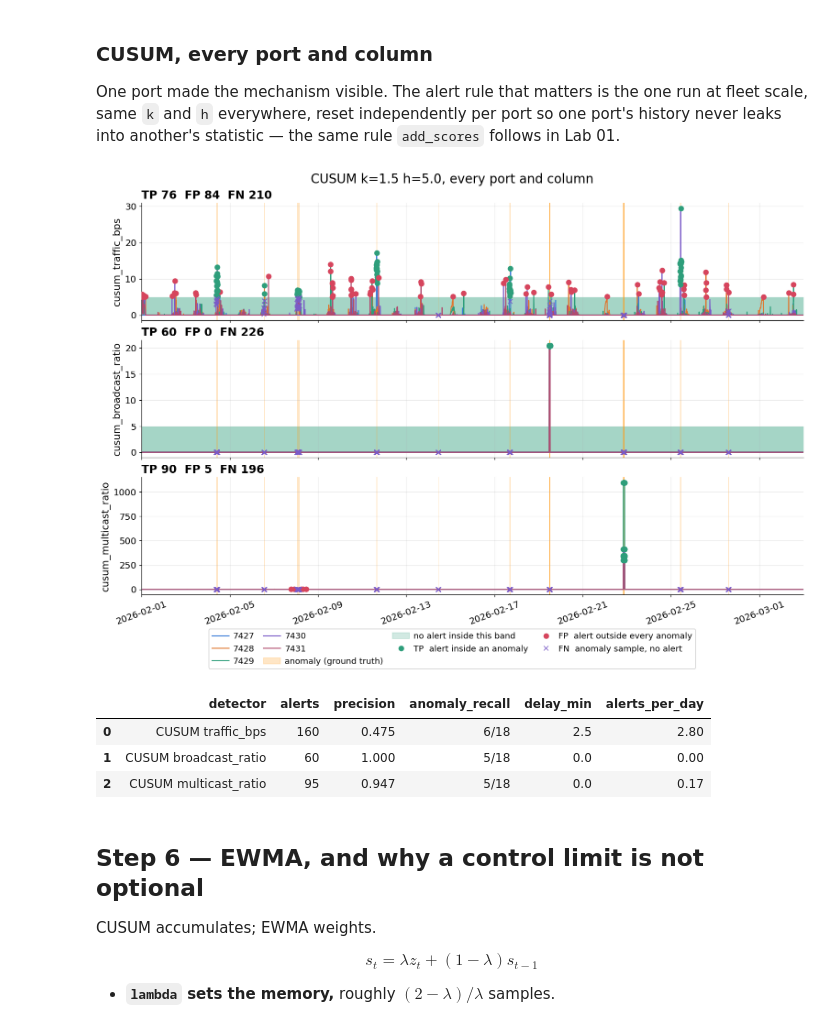
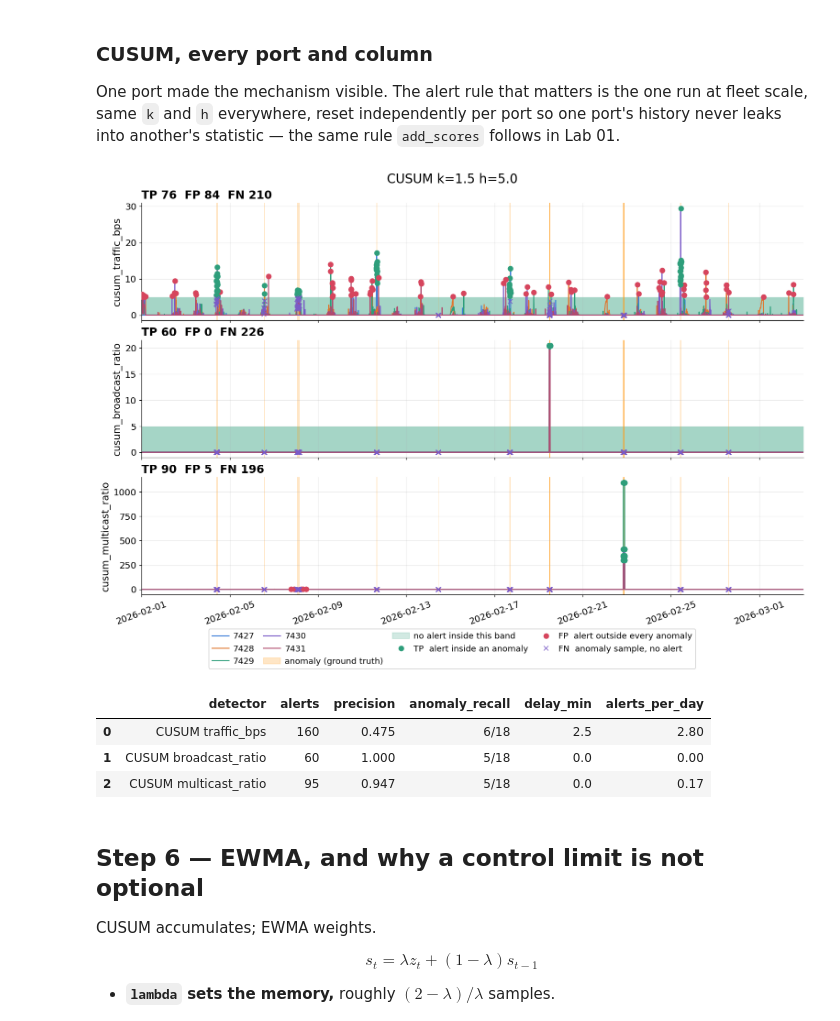
Before and after one commit to kevin880987/aiops-anomaly-zero-to-hero, a Jupyter notebook: labs/workshop/02_detectors.ipynb, the cells around one changed output. Drawn from its saved outputs; the diff is of its cells as text; code cells hidden in the pictures.

```diff
--- a/labs/workshop/02_detectors.ipynb
+++ b/labs/workshop/02_detectors.ipynb
@@ -205,7 +205,7 @@ def two_window(x, w, online=False):
     return (before - after).abs() if online else (after - before).abs()
 
 
-def cusum(z, k=1.5, h=5.0):
+def cusum_score(z, k=1.5, h=5.0):
     """One-sided CUSUM on a standardised series, resetting after each alarm.
 
     Returns (statistic, alarm mask). Without the reset the statistic ratchets upward and every
@@ -237,7 +237,7 @@ tw = two_window(g["value"], PERIOD, online=True)
 resid = g["resid"].to_numpy()                    # Lab 01 Step 15, read rather than recomputed
 train = resid[:int(TRAIN_FRAC * len(resid))]
 z = (resid - train.mean()) / train.std()
-S, alarm = cusum(z, k=1.5, h=5.0)
+S, alarm = cusum_score(z, k=1.5, h=5.0)
 
 peak = int(tw.idxmax())
 print(f"{port}")
@@ -313,29 +313,29 @@ One port made the mechanism visible. The alert rule that matters is the one run
 same `k` and `h` everywhere, reset independently per port so one port's history never leaks into
 another's statistic — the same rule `add_scores` follows in Lab 01.
 # %%
-def cusum_all(data, columns, ports, k=1.5, h=5.0, train_frac=TRAIN_FRAC):
+def cusum(data, columns, ports, k=1.5, h=5.0, train_frac=TRAIN_FRAC):
     """Write one whole-history CUSUM column per signal's residual, computed within each port."""
     for col in columns:
         out = f"cusum_{col}"
         data[out] = np.nan
         for pid in ports:
             m = data["port_id"] == pid
             resid = data.loc[m, f"resid_{col}"].to_numpy(dtype=float)
             train = resid[:int(train_frac * len(resid))]
             z = (resid - train.mean()) / train.std()
-            data.loc[m, out] = cusum(z, k=k, h=h)[0]
+            data.loc[m, out] = cusum_score(z, k=k, h=h)[0]
 
 
-cusum_all(data=df, columns=COLUMNS, ports=PORTS, k=1.5, h=5.0)
+cusum(data=df, columns=COLUMNS, ports=PORTS, k=1.5, h=5.0)
 cusum_cols = [f"cusum_{col}" for col in COLUMNS]
 plot_signals(half=HALF, data=df, columns=cusum_cols, ports=PORTS, events=ANOMALY_TYPES,
             alerts={c: df[c] > 5.0 for c in cusum_cols}, bands={c: (0.0, 5.0) for c in cusum_cols},
             outcomes=True, by_port=False, zoom_anomaly=False, zoom_signal=False,
-            title="CUSUM k=1.5 h=5.0, every port and column")
+            title="CUSUM k=1.5 h=5.0")
 report(alerts={f"CUSUM {col}": df[f"cusum_{col}"] > 5.0 for col in COLUMNS},
       data=df, ports=PORTS, events="all")
 # %% [output]
-[figure, old version]
+[figure, new version]
 |  | detector | alerts | precision | anomaly_recall | delay_min | alerts_per_day |
 | 0 | CUSUM traffic_bps | 160 | 0.475 | 6/18 | 2.5 | 2.80 |
 | 1 | CUSUM broadcast_ratio | 60 | 1.000 | 5/18 | 0.0 | 0.00 |
```
Also changed, not shown: parts of 4 cells of this notebook, 1 other file.
